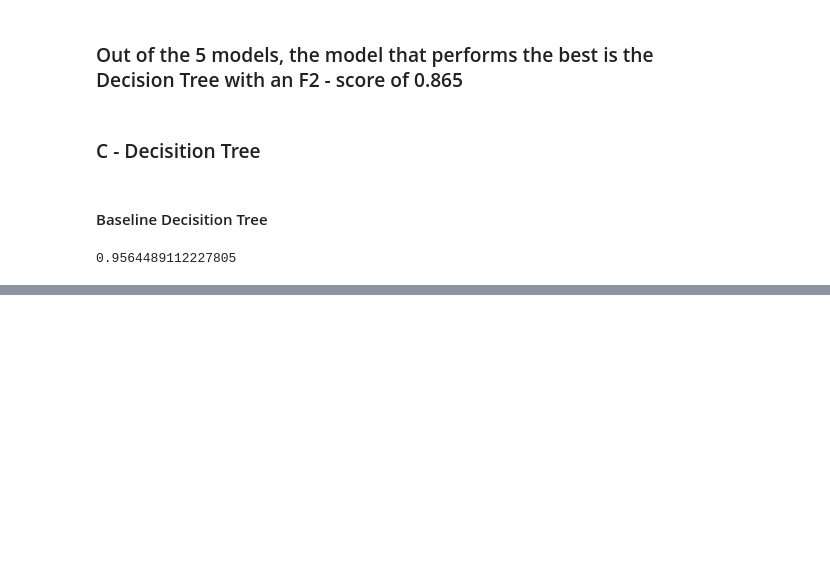
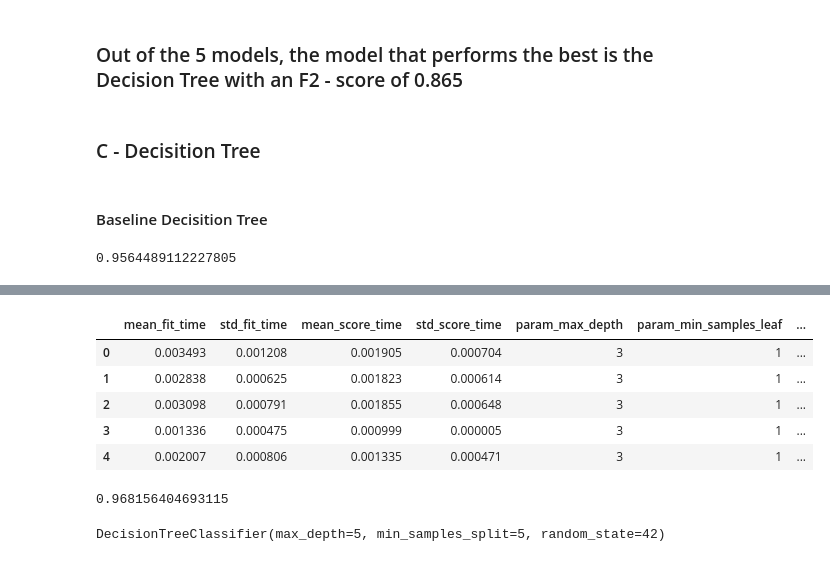
Before and after one commit to dahmd1/creditcardfrauddetection, a Jupyter notebook: Credit_card_fraud_detection_2022.ipynb, the cells around one changed output, grey strips where cells are left out. Cells and saved outputs as stored; diff of their text form; code cells hidden in the pictures; blank space fills up the shorter version.

```diff
--- a/Credit_card_fraud_detection_2022.ipynb
+++ b/Credit_card_fraud_detection_2022.ipynb
@@ -221,0 +247,5 @@ f2_score(y_val, y_pred)
+# %%
+grid = GridSearchCV(estimator=model, param_grid=dict(alpha=alphas), scoring='neg_root_mean_squared_error')
+grid.fit(X_train, y_train)
+print(grid.best_score_)
+print(grid.best_estimator_.alpha)
@@ -221,0 +260,5 @@ f2_score(y_val, y_pred)
+# %%
+params = {'max_depth':[3,5,7,10,12,15], 'min_samples_split': [5,10,20,30,40],'min_samples_leaf':[1,5,10,15,20] }
+grid_search_cv = GridSearchCV(DecisionTreeClassifier(random_state=42), params, verbose=1, cv=3,scoring="accuracy",error_score='raise')
+# %%
+grid_search_cv.fit(X_train,y_train)
@@ -221,0 +273,17 @@ f2_score(y_val, y_pred)
+# %%
+(pd.DataFrame(grid_search_cv.cv_results_)).head()
+# %% [output]
+|  | mean_fit_time | std_fit_time | mean_score_time | std_score_time | param_max_depth | param_min_samples_leaf | ... |
+| 0 | 0.003493 | 0.001208 | 0.001905 | 0.000704 | 3 | 1 | ... |
+| 1 | 0.002838 | 0.000625 | 0.001823 | 0.000614 | 3 | 1 | ... |
+| 2 | 0.003098 | 0.000791 | 0.001855 | 0.000648 | 3 | 1 | ... |
+| 3 | 0.001336 | 0.000475 | 0.000999 | 0.000005 | 3 | 1 | ... |
+| 4 | 0.002007 | 0.000806 | 0.001335 | 0.000471 | 3 | 1 | ... |
+# %%
+grid_search_cv.best_score_
+# %% [output]
+0.968156404693115
+# %%
+grid_search_cv.best_estimator_
+# %% [output]
+DecisionTreeClassifier(max_depth=5, min_samples_split=5, random_state=42)
```
Also changed, not shown: parts of 33 cells of this notebook.
